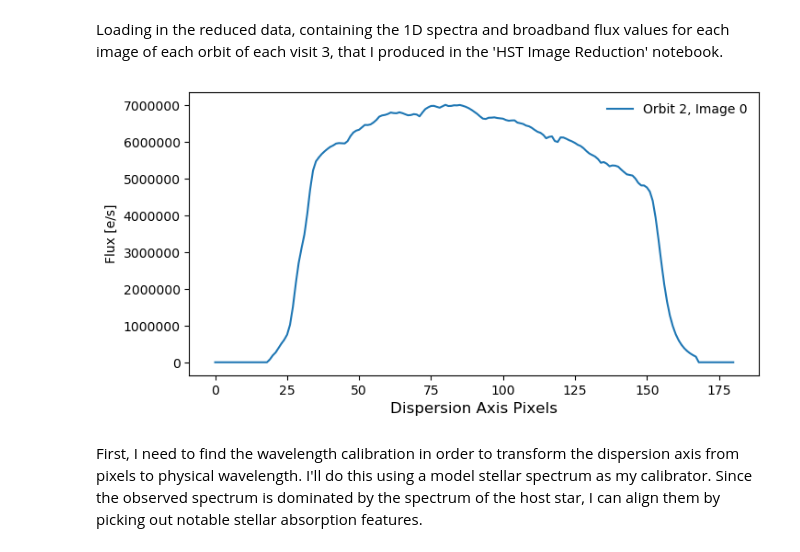
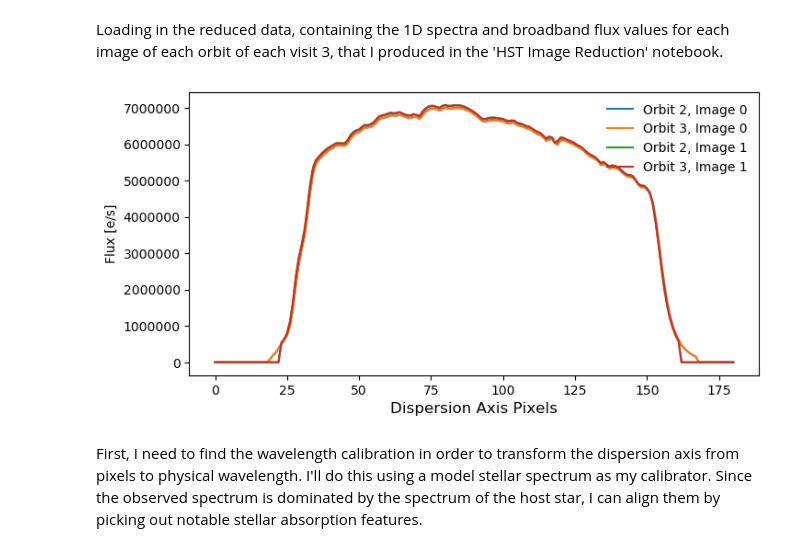
Before and after one commit to mm-murphy/hd219666b, a Jupyter notebook: reduction/Extracting the Transmission Spectra Time Series-New Copy.ipynb, the cells around one changed output. Saved outputs shown, nothing was run; the diff lists cells and outputs as text; code cells hidden in the pictures.

Commit message:
fixed t spec reduction

```diff
--- a/reduction/Extracting the Transmission Spectra Time Series-New Copy.ipynb
+++ b/reduction/Extracting the Transmission Spectra Time Series-New Copy.ipynb
@@ -40,13 +40,16 @@ disp_o4 = np.arange(len(spec_o4[0]))
 # %%
 # Plotting an example spectrum, since I like thinking with visuals
 plt.figure(figsize=(8,4))
 plt.plot(disp_o2, spec_o2[0], label='Orbit 2, Image 0')
+plt.plot(disp_o3, spec_o3[0], label='Orbit 3, Image 0')
+plt.plot(disp_o2, spec_o2[1], label='Orbit 2, Image 1')
+plt.plot(disp_o3, spec_o3[1], label='Orbit 3, Image 1')
 plt.xlabel('Dispersion Axis Pixels', fontsize=12)
 plt.ylabel('Flux [e/s]')
 plt.legend(loc='upper right', frameon=False)
 plt.show()
 # %% [output]
-[figure, old version]
+[figure, new version]
 # %% [markdown]
 First, I need to find the wavelength calibration in order to transform the dispersion axis from pixels to physical wavelength. I'll do this using a model stellar spectrum as my calibrator. Since the observed spectrum is dominated by the spectrum of the host star, I can align them by picking out notable stellar absorption features.
 # %% [markdown]
```
Also changed, not shown: parts of 21 cells of this notebook, 2 other files.
